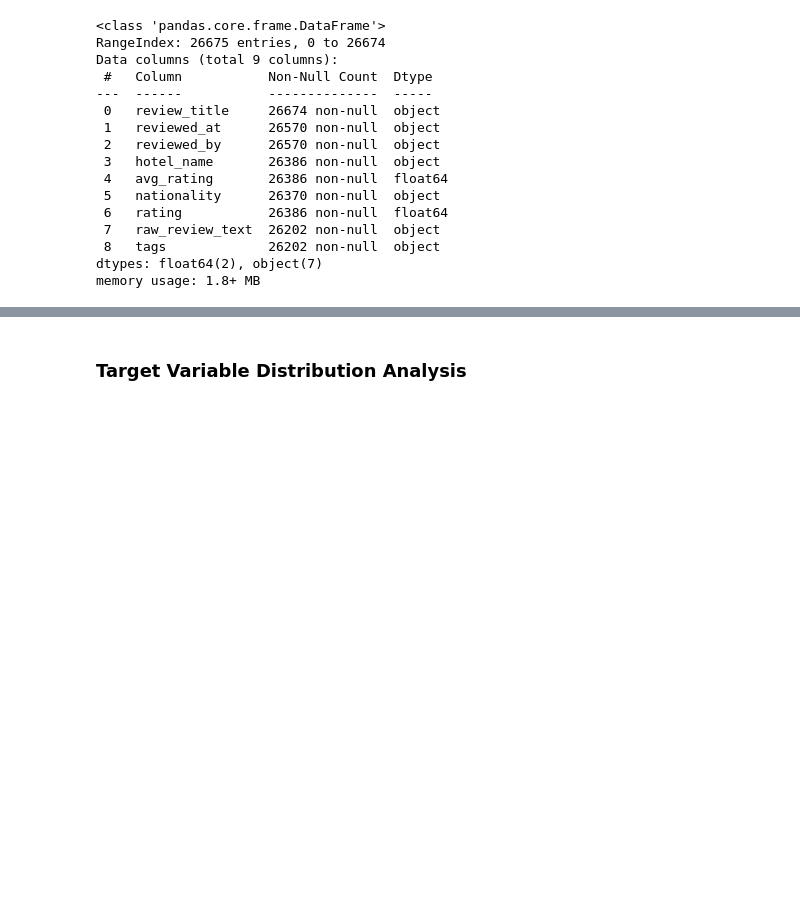
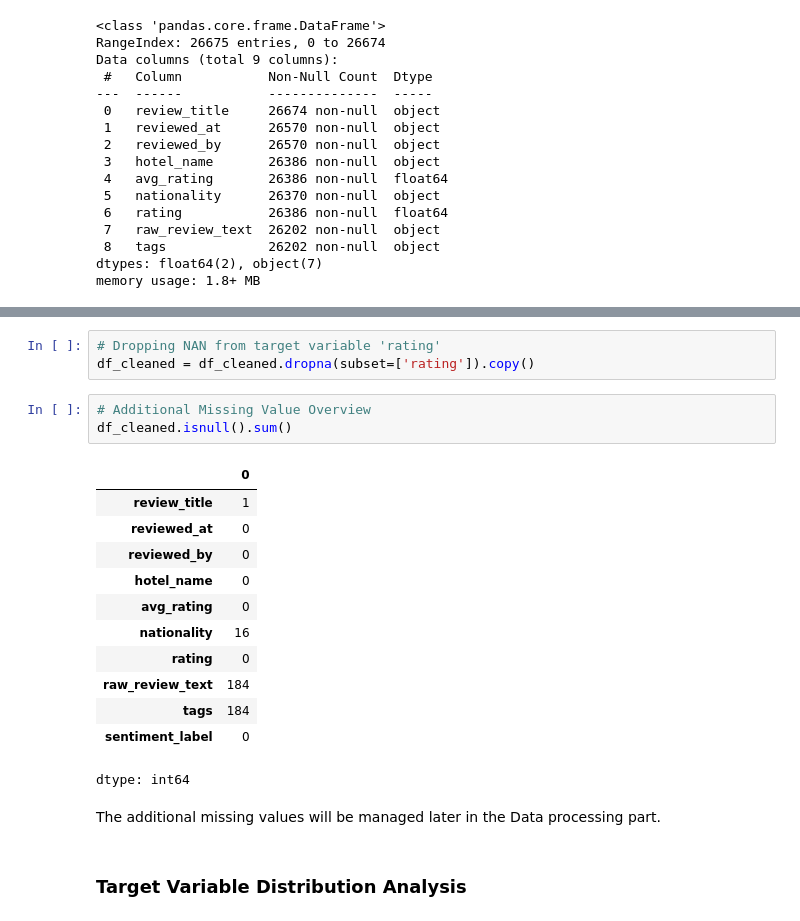
Before and after one commit to KBE25/hotel_sentiment, a Jupyter notebook: notebook.ipynb, the cells around one changed output, grey strips where cells are left out. Drawn from its saved outputs; the diff is of its cells as text; blank space fills up the shorter version.

```diff
--- a/notebook.ipynb
+++ b/notebook.ipynb
@@ -248,3 +268,24 @@ memory usage: 1.8+ MB
+# %%
+# Dropping NAN from target variable 'rating'
+df_cleaned = df_cleaned.dropna(subset=['rating']).copy()
+# %%
+# Additional Missing Value Overview
+df_cleaned.isnull().sum()
+# %% [output]
+|  | 0 |
+| review_title | 1 |
+| reviewed_at | 0 |
+| reviewed_by | 0 |
+| hotel_name | 0 |
+| avg_rating | 0 |
+| nationality | 16 |
+| rating | 0 |
+| raw_review_text | 184 |
+| tags | 184 |
+| sentiment_label | 0 |
+dtype: int64
+# %% [markdown]
+The additional missing values will be managed later in the Data processing part.
 # %% [markdown]
 ### Target Variable Distribution Analysis
 # %% [markdown]
```
Also changed, not shown: parts of 4 cells of this notebook.
